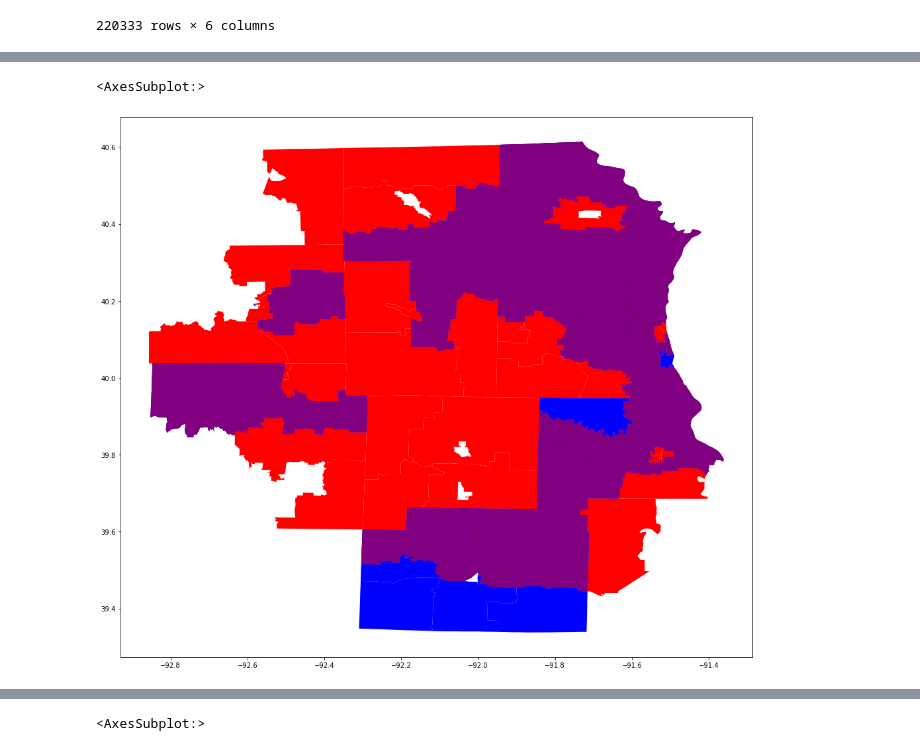
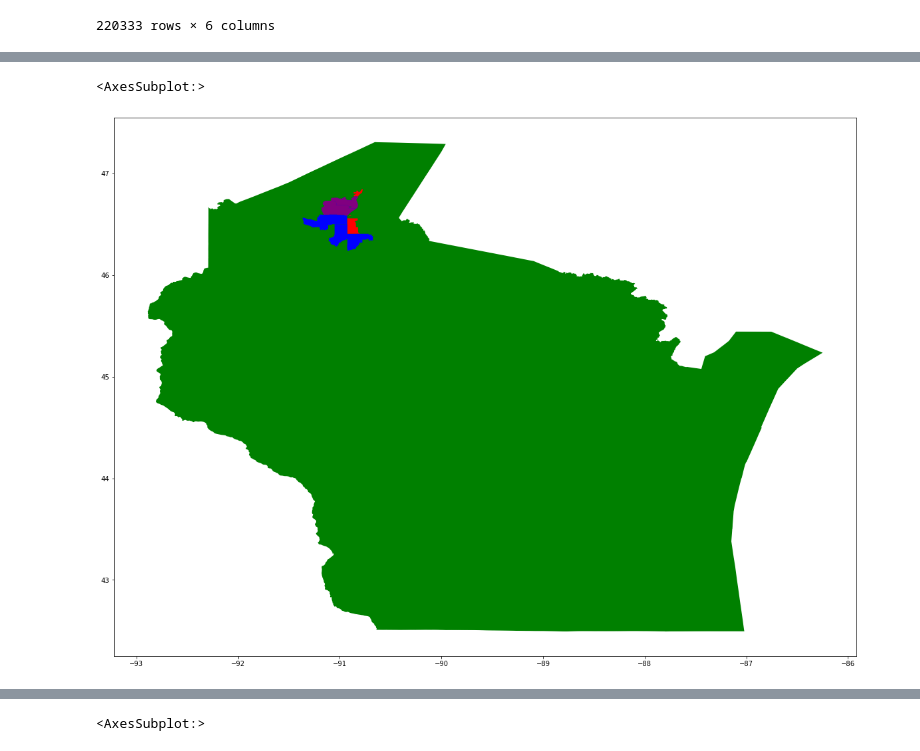
Before and after one commit to PrathamSoni/FCC904, a Jupyter notebook: neighbors.ipynb, the cells around one changed output, grey strips where cells are left out. Cells and saved outputs as stored; diff of their text form; code cells hidden in the pictures.

```diff
--- a/neighbors.ipynb
+++ b/neighbors.ipynb
@@ -199,35 +199,35 @@ All West Communications, Inc. 30
 Union Telephone Company 12
 72
 # %%
-state = "29"
-selected_bidder = "Mark Twain Communications Company"
+state = "55"
+selected_bidder = "Norvado, Inc."
 df = geopandas.GeoDataFrame(columns=['color', 'geometry'])
 df1 = geopandas.GeoDataFrame(columns=['color', 'geometry'])
 df2 = geopandas.GeoDataFrame(columns=['color', 'geometry'])
 df3 = geopandas.GeoDataFrame(columns=['color', 'geometry'])
 df4 = geopandas.GeoDataFrame(columns=['color', 'geometry'])
 
-# df.loc[0] = ['green', state_shapes.loc[state_shapes["STATEFP"] == state].geometry.item()]
+df.loc[0] = ['green', state_shapes.loc[state_shapes["STATEFP"] == state].geometry.item()]
 
 n = set(all_neighbors[state][selected_bidder])
 b = set(all_bidders[state][selected_bidder])
 combined = n.intersection(b)
 
 df1["geometry"] = county_shapes.loc[county_shapes.GEOID.isin(n)].geometry
 df1["color"] = "red"
 
 df2["geometry"] = county_shapes.loc[county_shapes.GEOID.isin(b)].geometry
 df2["color"] = "blue"
 
 df3["geometry"] = county_shapes.loc[county_shapes.GEOID.isin(combined)].geometry
 df3["color"] = "purple"
 
 df = pd.concat([df, df1, df2, df3])
 
 df.plot(color=df['color'], figsize=(20, 15))
 # %% [output]
 <AxesSubplot:>
-[figure, old version]
+[figure, new version]
 # %%
 df = geopandas.GeoDataFrame(columns=['color', 'geometry'])
 df1 = geopandas.GeoDataFrame(columns=['color', 'geometry'])
```
Also changed, not shown: parts of 6 cells of this notebook, 1 other file.
